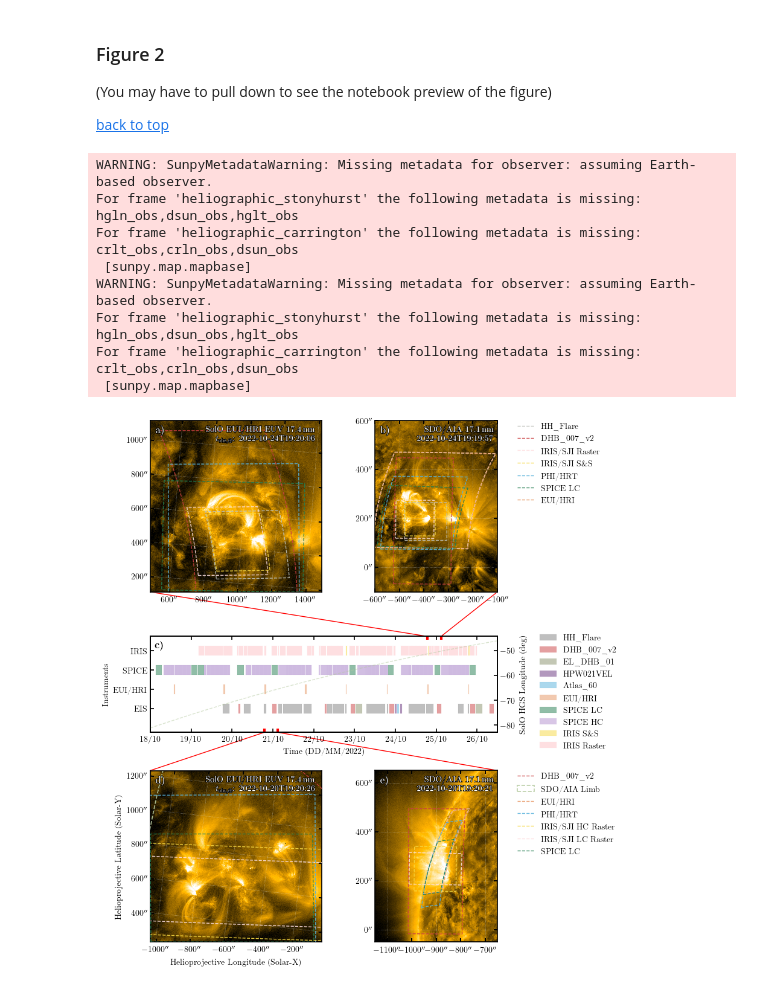
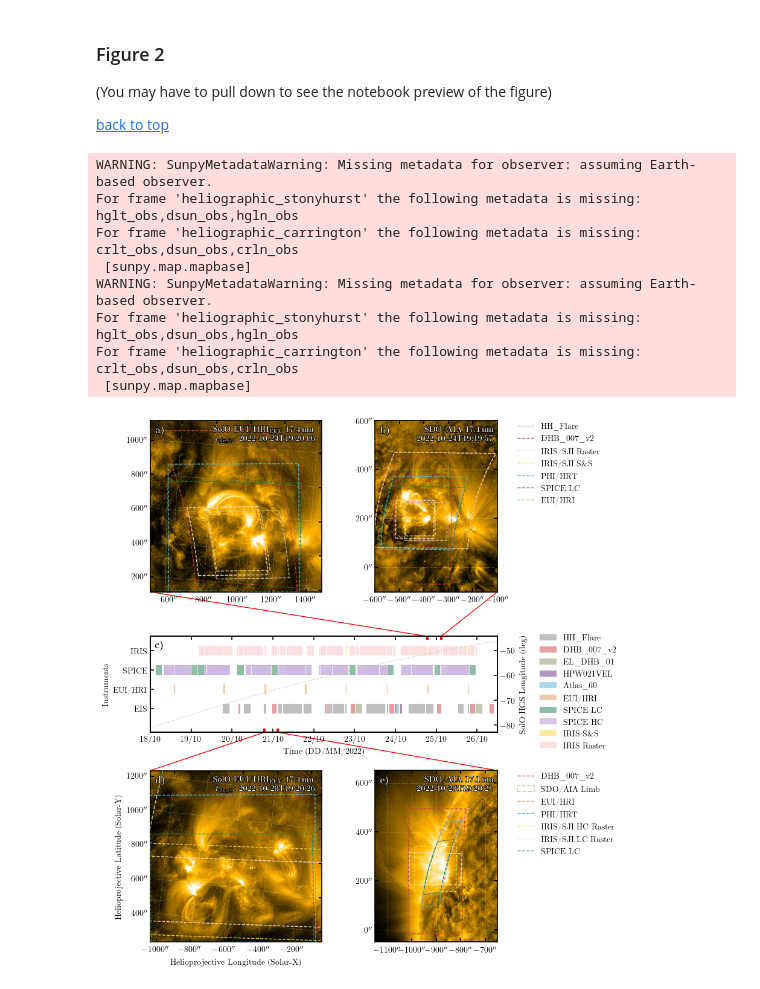
Before and after one commit to yjzhu-solar/EIS_DKIST_SolO, a Jupyter notebook: ipynb/ms_eis_eui_upflow/fov_summary.ipynb, the cells around one changed output. Cells and saved outputs as stored; diff of their text form; code cells hidden in the pictures.

```diff
--- a/ipynb/ms_eis_eui_upflow/fov_summary.ipynb
+++ b/ipynb/ms_eis_eui_upflow/fov_summary.ipynb
@@ -48,7 +48,7 @@ ms_style_dict = {'text.usetex': True, 'font.family': 'serif', 'axes.linewidth':
                  'xtick.direction': 'in', 'ytick.direction': 'in',
                  'text.latex.preamble': r'\usepackage[T1]{fontenc}'
                  r'\usepackage{amsmath}' r'\usepackage{siunitx}'
-                 r'\sisetup{detect-all=True}'}
+                 r'\sisetup{detect-all=True}' r'\usepackage{fixltx2e}'}
 rcParams.update(ms_style_dict)
 # %%
 eis_list_file = "../../src/EIS/eis_obs_list.xlsx"
@@ -309,7 +309,7 @@ hri_174_map_1024.plot(axes=ax_hri_1024, cmap="sdoaia171", title=False,
                                                     stretch=AsinhStretch(0.05)))
 
 text_hri_1024 = ax_hri_1024.text(1.04,0.97, r'\textbf{' + \
-                                    r'SolO EUI/HRI EUV 17.4\,nm' + \
+                                    r'SolO EUI/HRI\textsubscript{EUV} 17.4\,nm' + \
                                     r'}' + \
                                     "\n" + \
                                     r'\textbf{' + \
@@ -327,7 +327,7 @@ hri_174_map_1020.plot(axes=ax_hri_1020, cmap="sdoaia171", title=False,
                                                     stretch=AsinhStretch(0.05)))
 
 text_hri_1020 = ax_hri_1020.text(1.04,0.97, r'\textbf{' + \
-                                    r'SolO EUI/HRI EUV 17.4\,nm' + \
+                                    r'SolO EUI/HRI\textsubscript{EUV} 17.4\,nm' + \
                                     r'}' + \
                                     "\n" + \
                                     r'\textbf{' + \
@@ -593,35 +593,35 @@ for ii, (ax_t_bottom_xtickline, ax_t_bottom_xticklabel) in enumerate(zip(filter(
     fig.add_artist(connect_patch)
 
 ax_hri_1024.text(0.03,0.97,r'\textbf{a)}',color='white',transform=ax_hri_1024.transAxes,fontsize=12,
                 path_effects=[path_effects.Stroke(linewidth=1.2, foreground='black'),
                             path_effects.Normal()],ha='left',va='top')
 
 ax_aia_1024.text(0.03*7/5,0.97,r'\textbf{b)}',color='white',transform=ax_aia_1024.transAxes,fontsize=12,
                 path_effects=[path_effects.Stroke(linewidth=1.2, foreground='black'),
                             path_effects.Normal()],ha='left',va='top')
 
 ax_t.text(0.03*5/12,0.96,r'\textbf{c)}',color='black', transform=ax_t.transAxes,fontsize=12,
                 ha='left',va='top')
 
 ax_hri_1020.text(0.03,0.97,r'\textbf{d)}',color='white',transform=ax_hri_1020.transAxes,fontsize=12,
                 path_effects=[path_effects.Stroke(linewidth=1.2, foreground='black'),
                             path_effects.Normal()],ha='left',va='top')
 
 ax_aia_1020.text(0.03*7/5,0.97,r'\textbf{e)}',color='white',transform=ax_aia_1020.transAxes,fontsize=12,
                 path_effects=[path_effects.Stroke(linewidth=1.2, foreground='black'),
                             path_effects.Normal()],ha='left',va='top')
 
 
 plt.savefig('../../figs/ms_eis_eui_upflow/fov_summary.pdf', bbox_inches='tight', dpi=300)
 
 # plt.show() # Some how I need to add this line to make the jupyter notebook preview has the correct font
 # %% [output]
 WARNING: SunpyMetadataWarning: Missing metadata for observer: assuming Earth-based observer.
-For frame 'heliographic_stonyhurst' the following metadata is missing: hgln_obs,dsun_obs,hglt_obs
-For frame 'heliographic_carrington' the following metadata is missing: crlt_obs,crln_obs,dsun_obs
+For frame 'heliographic_stonyhurst' the following metadata is missing: hglt_obs,dsun_obs,hgln_obs
+For frame 'heliographic_carrington' the following metadata is missing: crlt_obs,dsun_obs,crln_obs
  [sunpy.map.mapbase]
 WARNING: SunpyMetadataWarning: Missing metadata for observer: assuming Earth-based observer.
-For frame 'heliographic_stonyhurst' the following metadata is missing: hgln_obs,dsun_obs,hglt_obs
-For frame 'heliographic_carrington' the following metadata is missing: crlt_obs,crln_obs,dsun_obs
+For frame 'heliographic_stonyhurst' the following metadata is missing: hglt_obs,dsun_obs,hgln_obs
+For frame 'heliographic_carrington' the following metadata is missing: crlt_obs,dsun_obs,crln_obs
  [sunpy.map.mapbase]
-[figure, old version]
+[figure, new version]
```
Also changed, not shown: 6 other files.
